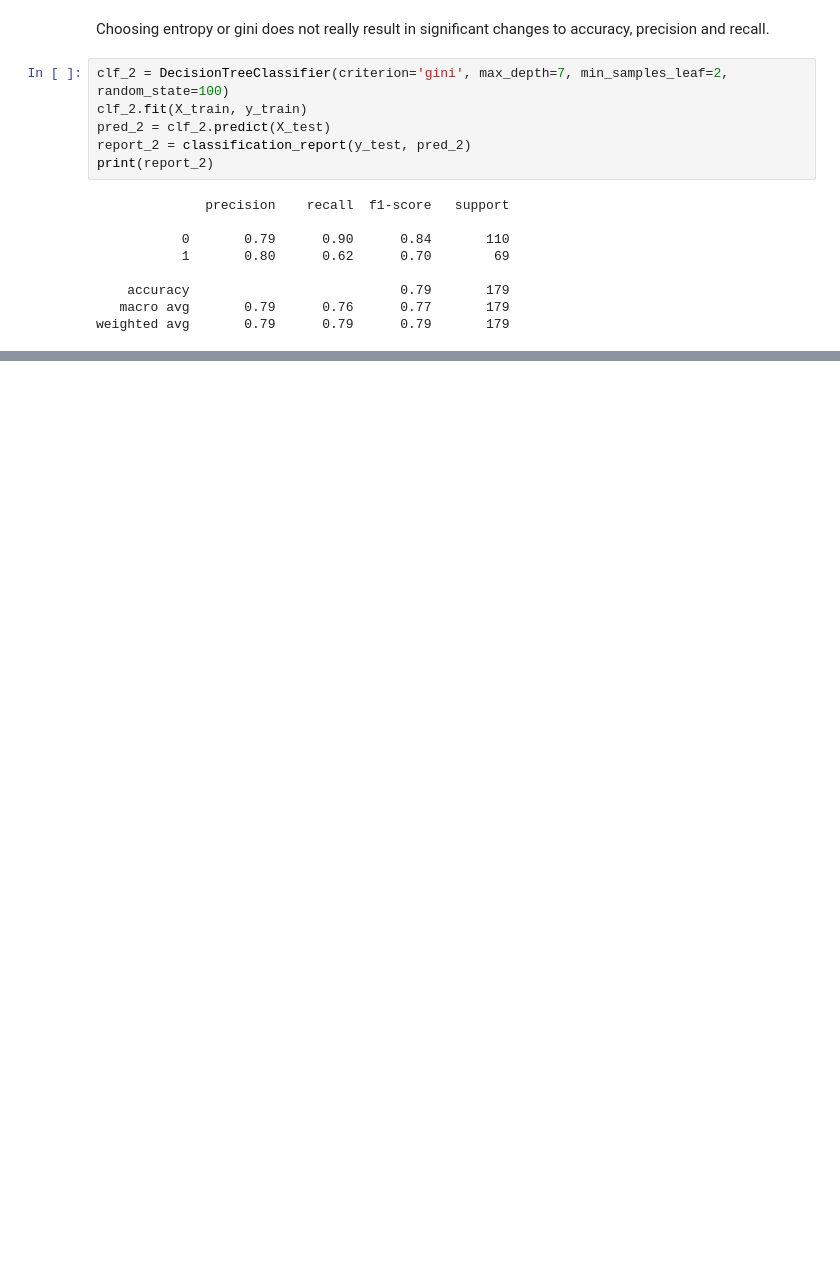
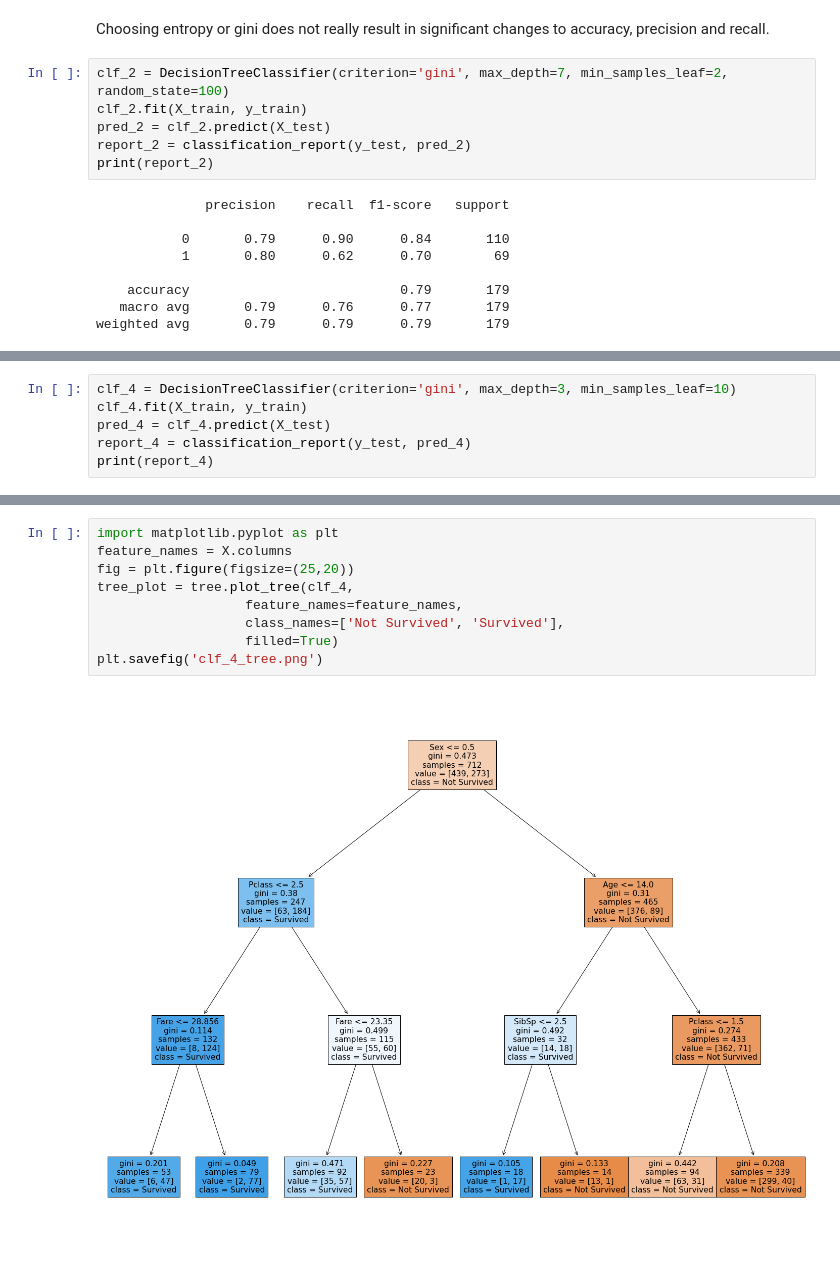
Before and after one commit to ericgbekor/ml-tasks, a Jupyter notebook: Decision Trees/Decision_Trees.ipynb, the cells around one changed output, grey strips where cells are left out. Drawn from its saved outputs; the diff is of its cells as text; blank space fills up the shorter version.

```diff
--- a/Decision Trees/Decision_Trees.ipynb
+++ b/Decision Trees/Decision_Trees.ipynb
@@ -302,0 +369,6 @@ weighted avg       0.79      0.79      0.79       179
+# %%
+clf_4 = DecisionTreeClassifier(criterion='gini', max_depth=3, min_samples_leaf=10)
+clf_4.fit(X_train, y_train)
+pred_4 = clf_4.predict(X_test)
+report_4 = classification_report(y_test, pred_4)
+print(report_4)
@@ -302,0 +384,11 @@ weighted avg       0.79      0.79      0.79       179
+# %%
+import matplotlib.pyplot as plt
+feature_names = X.columns
+fig = plt.figure(figsize=(25,20))
+tree_plot = tree.plot_tree(clf_4,
+                   feature_names=feature_names,
+                   class_names=['Not Survived', 'Survived'],
+                   filled=True)
+plt.savefig('clf_4_tree.png')
+# %% [output]
+[figure, added]
```
Also changed, not shown: parts of 11 cells of this notebook.
